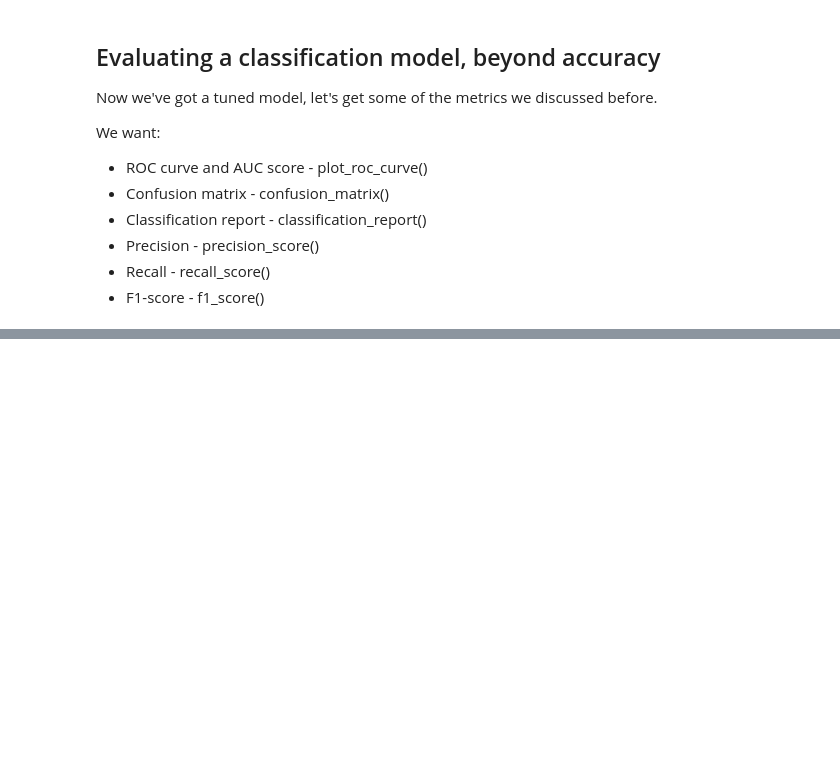
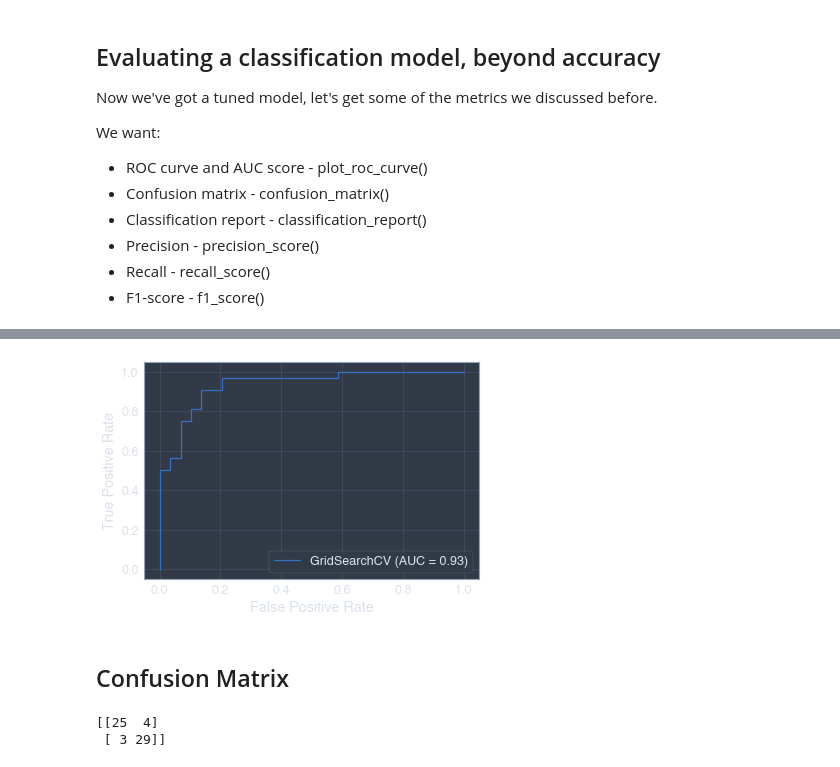
Before and after one commit to Kayan-dev/data-science, a Jupyter notebook: heart-project/heart-disease.ipynb, the cells around one changed output, grey strips where cells are left out. Drawn from its saved outputs; the diff is of its cells as text; code cells hidden in the pictures; blank space fills up the shorter version.

```diff
--- a/heart-project/heart-disease.ipynb
+++ b/heart-project/heart-disease.ipynb
@@ -784,7 +784,7 @@ rf_grid = {"n_estimators": np.arange(10, 1000, 50),
            "min_samples_leaf": np.arange(1, 20, 2)}
 
 # Different Linear SVC hyperparameters
-# linear_grid = {}
+lin_grid = {"C": np.logspace(-4,4,20)}
 # %%
 # Setup random seed
 np.random.seed(42)
@@ -842,3 +839,13 @@ rs_rf.best_params_
 rs_rf.score(X_test, y_test)
 # %% [output]
 0.9016393442622951
+# %%
+# Setup random hyperparameter search for Linear SVM
+rs_lin_svm = RandomizedSearchCV(LinearSVC(),
+                           param_distributions=lin_grid,
+                           cv=5,
+                           n_iter=20,
+                           verbose=True)
+
+# Fit random hyperparameter search model
+rs_lin_svm.fit(X_train, y_train)
@@ -897,0 +980,18 @@ We want:
+# %%
+# Import ROC curve function from metrics module
+from sklearn.metrics import plot_roc_curve
+
+# Plot ROC curve and calculate AUC metric
+plot_roc_curve(gs_log_reg, X_test, y_test);
+#Result: 93% chance of guessing right
+# %% [output]
+[figure, added]
+# %% [markdown]
+## Confusion Matrix
+# %%
+# Display confusion matrix
+print(confusion_matrix(y_test, y_preds))
+# This displays the build in C.M.
+# %% [output]
+[[25  4]
+ [ 3 29]]
```
Also changed, not shown: parts of 50 cells of this notebook.
